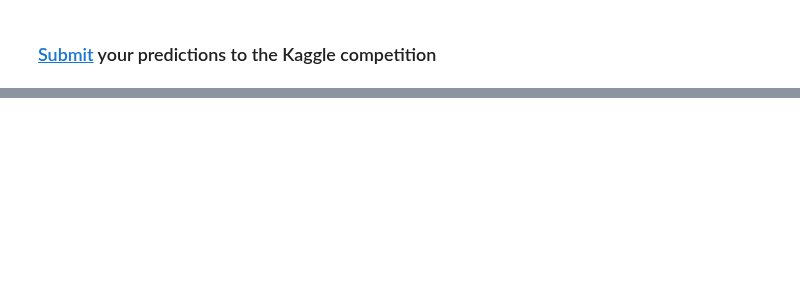
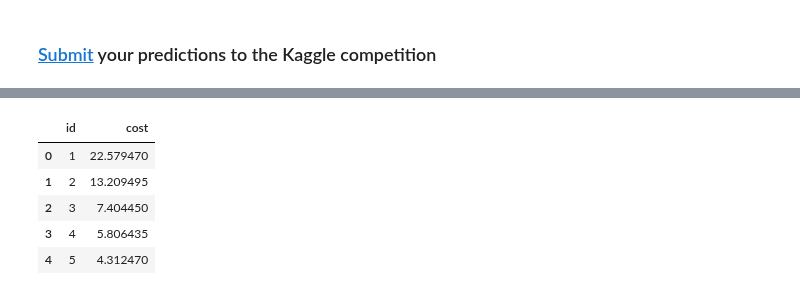
Before and after one commit to LambdaSchool/DEPRECATED-DS-Unit-2-Applied-Modeling, a Jupyter notebook: module1-log-linear-regression/Log-Linear Regression Assignment Notebook.ipynb, the cells around one changed output, grey strips where cells are left out. Cells and saved outputs as stored; diff of their text form; code cells hidden in the pictures; blank space fills up the shorter version.

Commit message:
Generate submission csv.

```diff
--- a/module1-log-linear-regression/Log-Linear Regression Assignment Notebook.ipynb
+++ b/module1-log-linear-regression/Log-Linear Regression Assignment Notebook.ipynb
@@ -451,0 +544,6 @@ val_wrangled = wrangle(val)
+# %%
+test_X = test_wrangled[features]
+# %%
+test_y = pipeline.predict(test_X)
+# %%
+submission = pd.read_csv('sample_submission.csv')
@@ -451,0 +559,11 @@ val_wrangled = wrangle(val)
+# %%
+submission['cost'] = test_y
+# %%
+submission.head()
+# %% [output]
+|  | id | cost |
+| 0 | 1 | 22.579470 |
+| 1 | 2 | 13.209495 |
+| 2 | 3 | 7.404450 |
+| 3 | 4 | 5.806435 |
+| 4 | 5 | 4.312470 |
```
Also changed, not shown: parts of 15 cells of this notebook.
